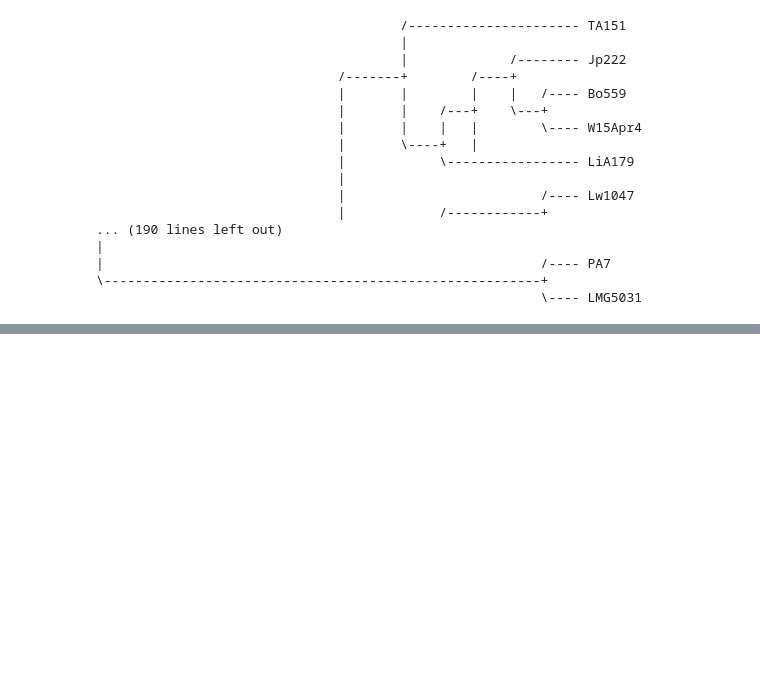
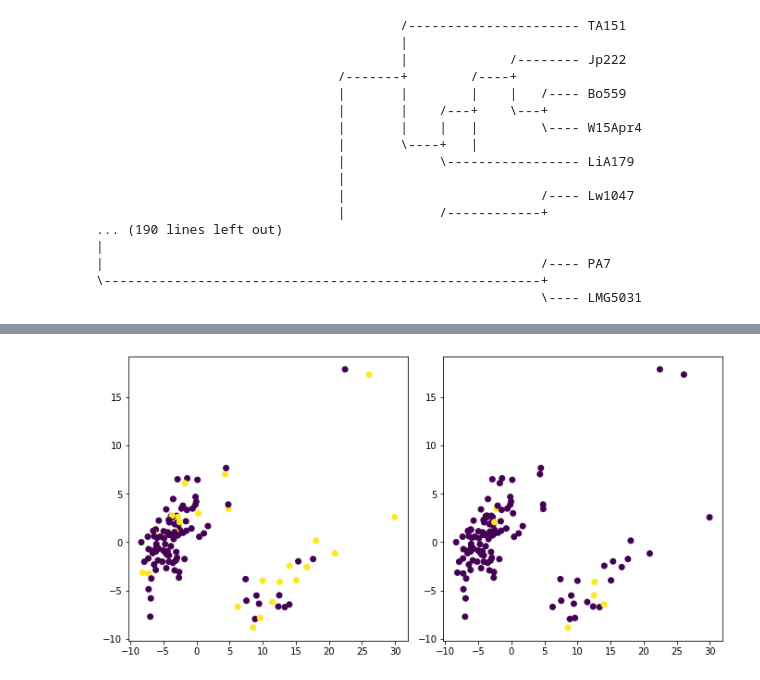
Before and after one commit to solislemuslab/dna-nn, a Jupyter notebook: zhaoyi/pseudomonas.ipynb, the cells around one changed output, grey strips where cells are left out. Cells and saved outputs as stored; diff of their text form; code cells hidden in the pictures; blank space fills up the shorter version.

```diff
--- a/zhaoyi/pseudomonas.ipynb
+++ b/zhaoyi/pseudomonas.ipynb
@@ -434,0 +454,11 @@ Phylo.draw(tree, axes=plt.gca())
+# %%
+plt.figure(figsize=(9.6, 4.8))
+plt.subplot('121')
+plt.scatter(dist_mat_pca[:, 0], dist_mat_pca[:, 1], c=records['carb'])
+plt.subplot('122')
+plt.scatter(dist_mat_pca[:, 0], dist_mat_pca[:, 1], c=records['toby'])
+
+plt.tight_layout()
+plt.show()
+# %% [output]
+[figure, added]
```
Also changed, not shown: parts of 80 cells of this notebook, 1 other file.
